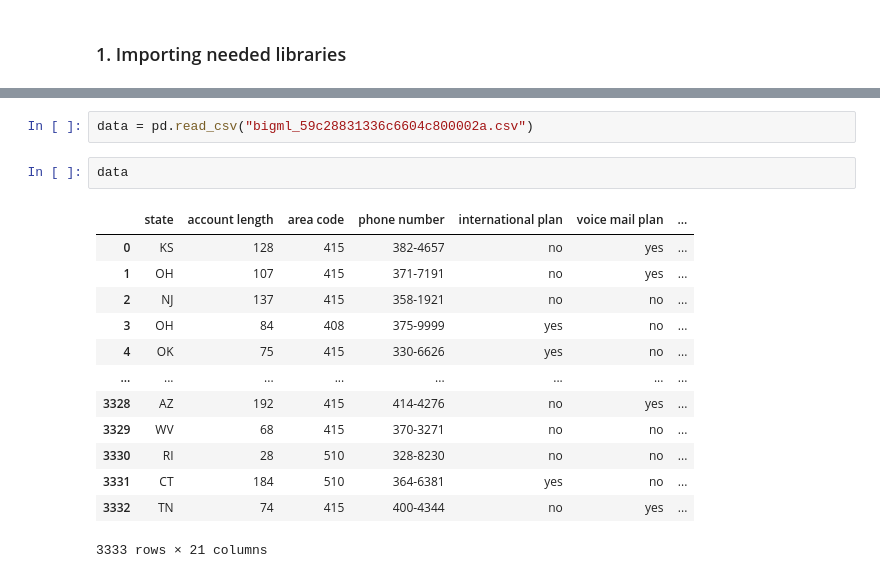
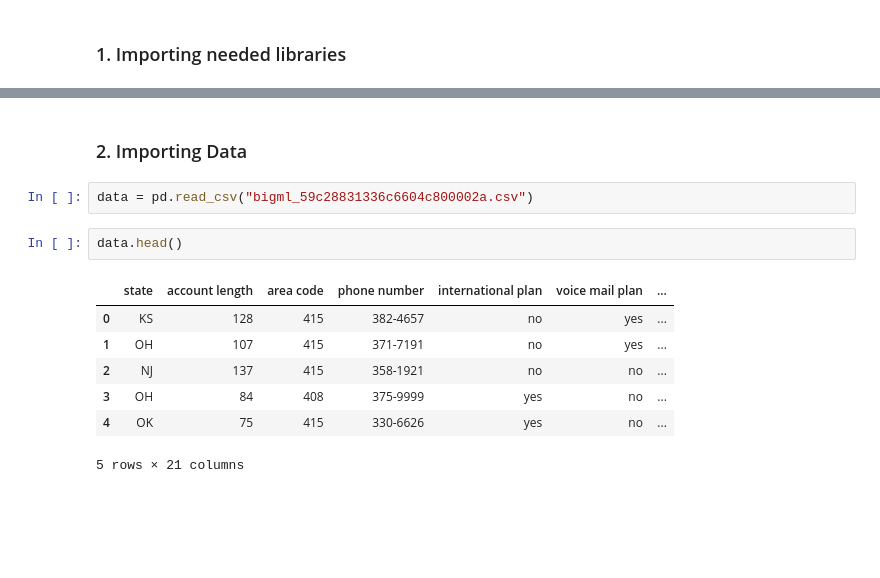
Before and after one commit to Kingakkk/Classification-Problems, a Jupyter notebook: Churn in telco.ipynb, the cells around one changed output, grey strips where cells are left out. Drawn from its saved outputs; the diff is of its cells as text; blank space fills up the shorter version.

```diff
--- a/Churn in telco.ipynb
+++ b/Churn in telco.ipynb
@@ -9,18 +66,14 @@ import matplotlib.pyplot as plt
+# %% [markdown]
+### 2. Importing Data
 # %%
 data = pd.read_csv("bigml_59c28831336c6604c800002a.csv")
 # %%
-data
+data.head()
 # %% [output]
 |  | state | account length | area code | phone number | international plan | voice mail plan | ... |
 | 0 | KS | 128 | 415 | 382-4657 | no | yes | ... |
 | 1 | OH | 107 | 415 | 371-7191 | no | yes | ... |
 | 2 | NJ | 137 | 415 | 358-1921 | no | no | ... |
 | 3 | OH | 84 | 408 | 375-9999 | yes | no | ... |
 | 4 | OK | 75 | 415 | 330-6626 | yes | no | ... |
-| ... | ... | ... | ... | ... | ... | ... | ... |
-| 3328 | AZ | 192 | 415 | 414-4276 | no | yes | ... |
-| 3329 | WV | 68 | 415 | 370-3271 | no | no | ... |
-| 3330 | RI | 28 | 510 | 328-8230 | no | no | ... |
-| 3331 | CT | 184 | 510 | 364-6381 | yes | no | ... |
-| 3332 | TN | 74 | 415 | 400-4344 | no | yes | ... |
-3333 rows × 21 columns
+5 rows × 21 columns
```
Also changed, not shown: parts of 52 cells of this notebook.
